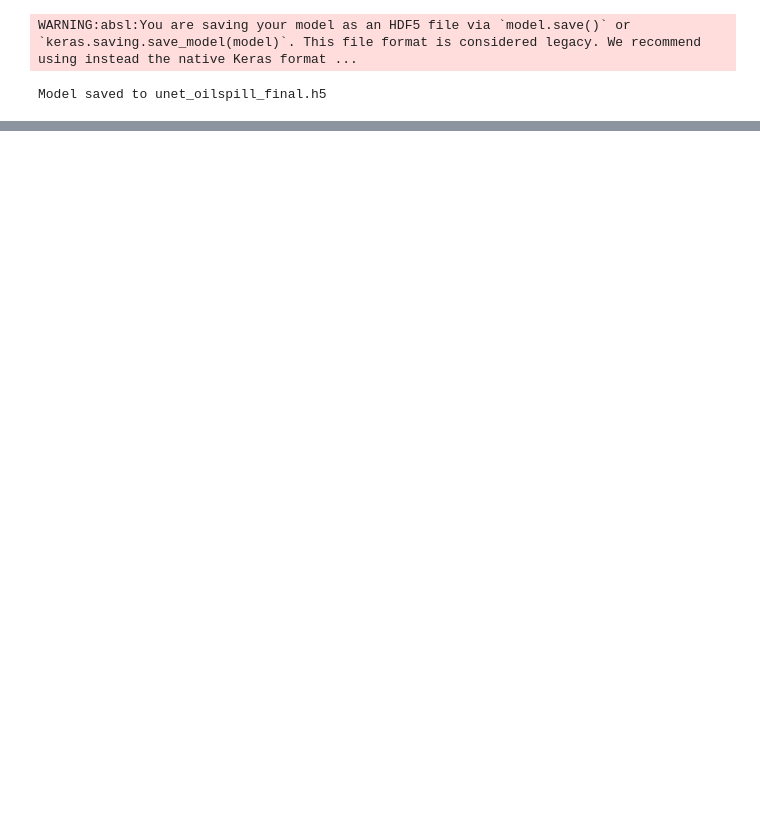
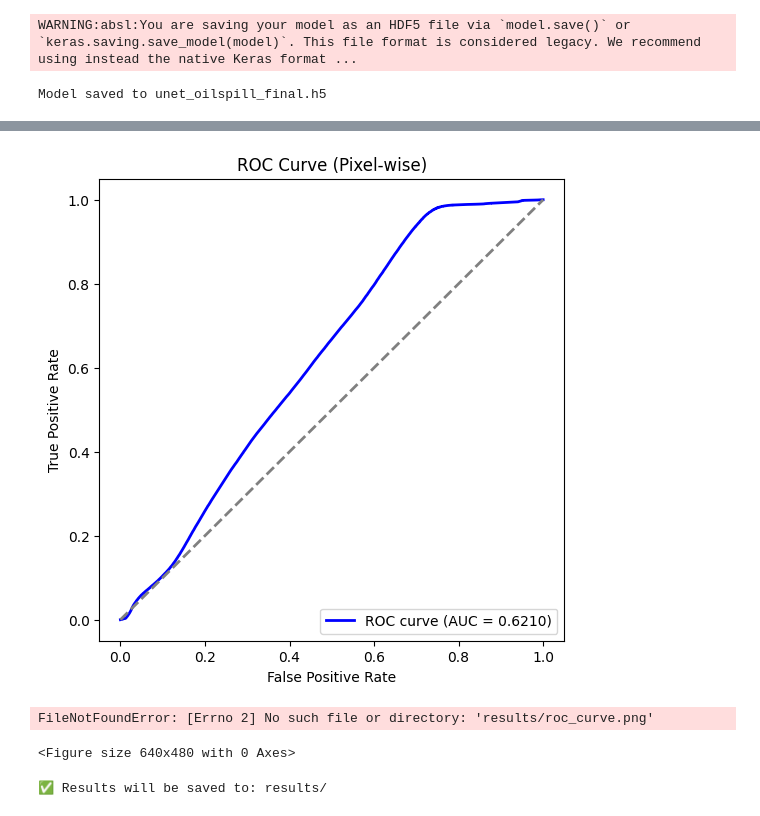
Before and after one commit to Sarya-Mariam/AI_SpillGuard_OSD-Sarya-Mariam-Jacob, a Jupyter notebook: Oil.ipynb, the cells around one changed output, grey strips where cells are left out. Cells and saved outputs as stored; diff of their text form; code cells hidden in the pictures; blank space fills up the shorter version.

```diff
--- a/Oil.ipynb
+++ b/Oil.ipynb
@@ -480,0 +659,44 @@ Model saved to unet_oilspill_final.h5
+# %%
+from sklearn.metrics import roc_curve, auc
+import matplotlib.pyplot as plt
+
+def evaluate_roc_auc(model, img_paths, mask_paths, n_samples=50):
+    """
+    Computes ROC curve and AUC for pixel-wise classification.
+    """
+    y_true_all, y_pred_all = [], []
+
+    for i in range(min(n_samples, len(img_paths))):
+        img = read_image(img_paths[i])
+        mask = read_mask(mask_paths[i])
+
+        # Model prediction probabilities
+        pred = model.predict(np.expand_dims(img, 0))[0][:,:,0].flatten()
+        mask_bin = mask[:,:,0].astype("int").flatten()
+
+        y_true_all.extend(mask_bin)
+        y_pred_all.extend(pred)  # keep probabilities, not thresholded
+
+    # Compute ROC curve
+    fpr, tpr, _ = roc_curve(y_true_all, y_pred_all)
+    roc_auc = auc(fpr, tpr)
+
+    # Plot ROC curve
+    plt.figure(figsize=(6,6))
+    plt.plot(fpr, tpr, color="blue", lw=2, label=f"ROC curve (AUC = {roc_auc:.4f})")
+    plt.plot([0,1], [0,1], color="gray", lw=2, linestyle="--")
+    plt.xlabel("False Positive Rate")
+    plt.ylabel("True Positive Rate")
+    plt.title("ROC Curve (Pixel-wise)")
+    plt.legend(loc="lower right")
+    plt.show()
+    plt.savefig(os.path.join(RESULTS_DIR, "roc_curve.png"))
+    plt.close()
+    print("📊 Saved ROC curve → results/roc_curve.png")
+
+    return roc_auc
+
+# Run ROC evaluation
+roc_auc = evaluate_roc_auc(model, test_imgs, test_masks)
+print(f"📈 AUC score (pixel-wise): {roc_auc:.4f}")
+# %% [output]
@@ -480,0 +720,11 @@ Model saved to unet_oilspill_final.h5
+[figure, added]
+FileNotFoundError: [Errno 2] No such file or directory: 'results/roc_curve.png'
+<Figure size 640x480 with 0 Axes>
+# %%
+import os
+
+RESULTS_DIR = "results"
+os.makedirs(RESULTS_DIR, exist_ok=True)
+print(f"✅ Results will be saved to: {RESULTS_DIR}/")
+# %% [output]
+✅ Results will be saved to: results/
```
Also changed, not shown: parts of 13 cells of this notebook.
